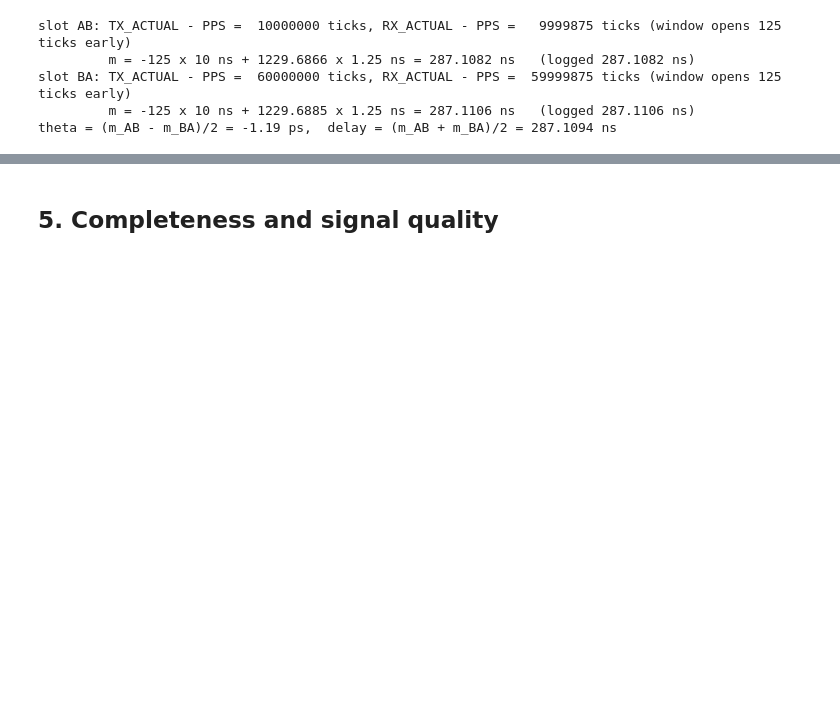
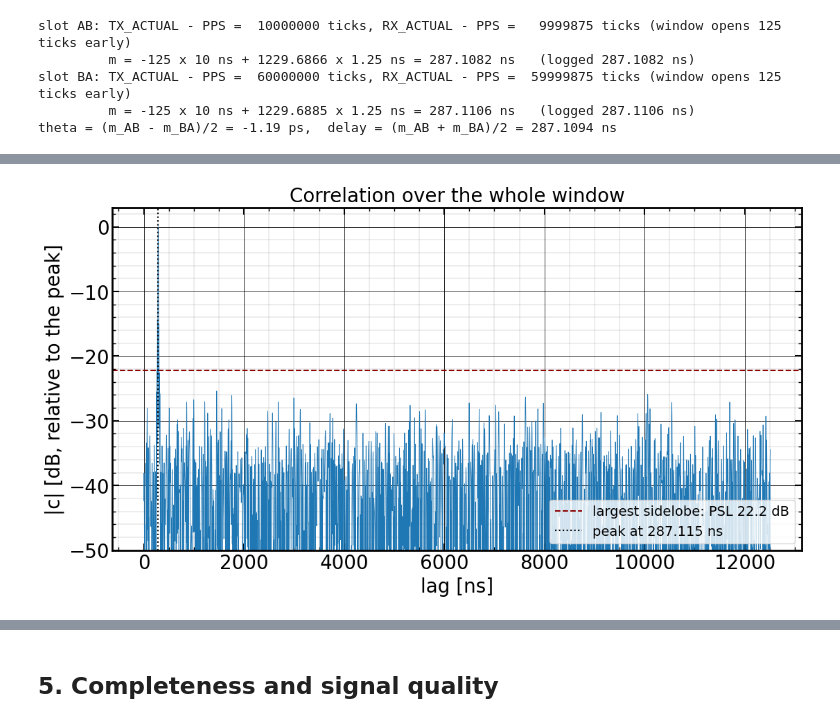
Before and after one commit to felipe-mazzi/PRN, a Jupyter notebook: TWTT_selftest_Oct_27.ipynb, the cells around one changed output, grey strips where cells are left out. Cells and saved outputs as stored; diff of their text form; code cells hidden in the pictures; blank space fills up the shorter version.

```diff
--- a/TWTT_selftest_Oct_27.ipynb
+++ b/TWTT_selftest_Oct_27.ipynb
@@ -176,0 +238,14 @@ theta = (m_AB - m_BA)/2 = -1.19 ps,  delay = (m_AB + m_BA)/2 = 287.1094 ns
+# %%
+lag_ns = np.arange(mag.size) * 1.25
+fig, ax = plt.subplots(1, 1, figsize=(11, 6), layout='constrained')
+ax.plot(lag_ns, 20 * np.log10(mag / mag.max() + 1e-12), lw=0.6, color="tab:blue")
+ax.axhline(-pk.peak_to_sidelobe_db, color="darkred", ls="--", lw=1.5,
+           label=f"largest sidelobe: PSL {pk.peak_to_sidelobe_db:.1f} dB")
+ax.axvline(pk.index * 1.25, color="k", ls=":", lw=1.5, label=f"peak at {pk.index * 1.25:.3f} ns")
+ax.set_ylim(-50, 3)
+ax.set_xlabel("lag [ns]"); ax.set_ylabel("|c| [dB, relative to the peak]")
+ax.set_title("Correlation over the whole window", fontsize=20)
+ax.legend(fontsize=14, loc="lower right"); grids(ax)
+fig.savefig(FIG / "correlation.png", dpi=150); plt.show()
+# %% [output]
+[figure, added]
```
Also changed, not shown: parts of 7 cells of this notebook, 4 other files.
